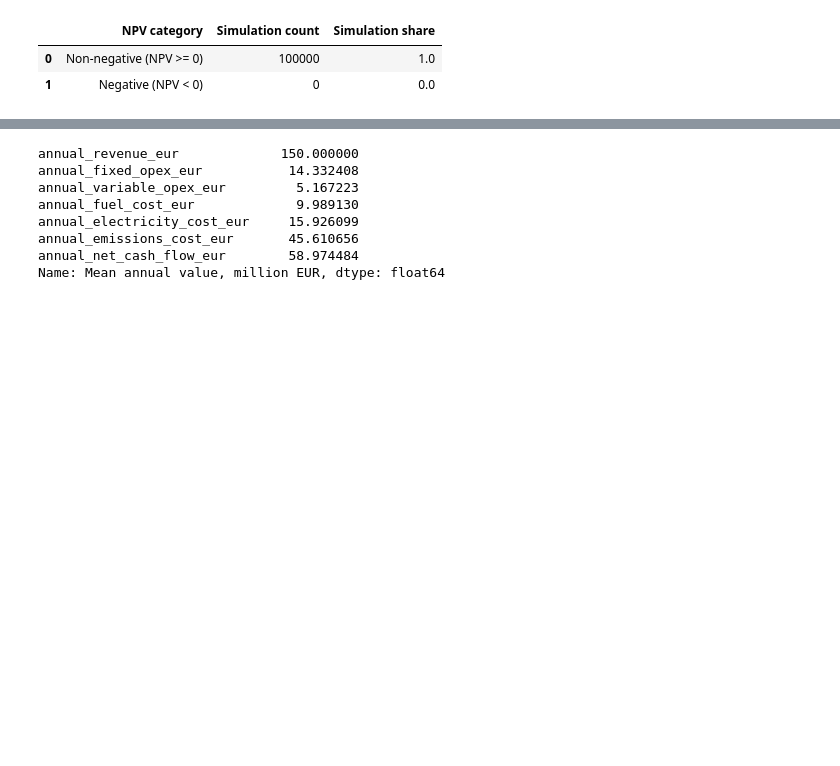
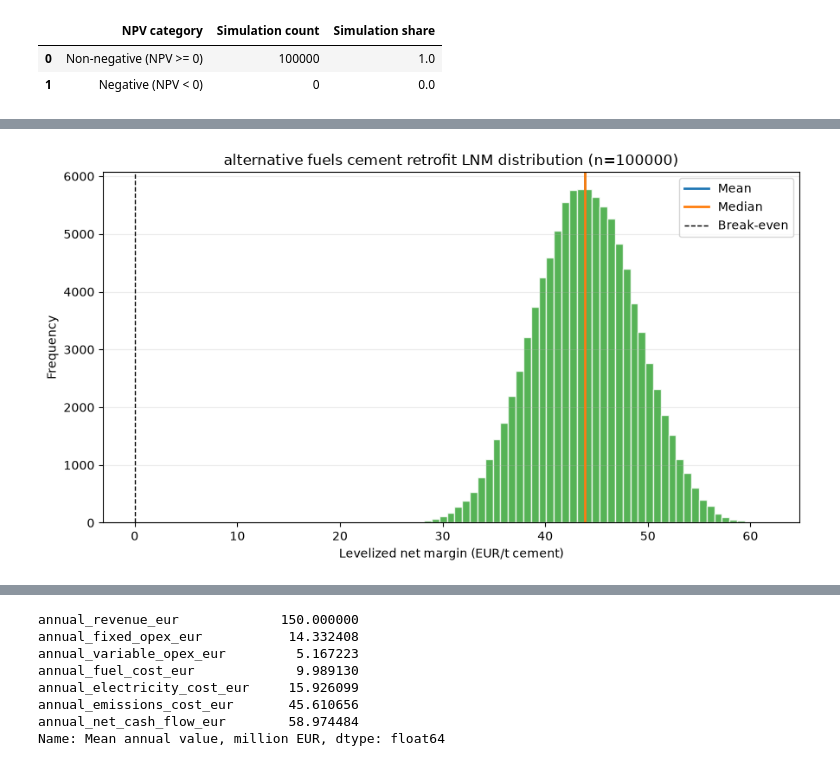
Before and after one commit to Finnzn/Master-Thesis, a Jupyter notebook: notebooks/cement/plot_alternative_fuels_npv.ipynb, the cells around one changed output, grey strips where cells are left out. Saved outputs shown, nothing was run; the diff lists cells and outputs as text; code cells hidden in the pictures; blank space fills up the shorter version.

```diff
--- a/notebooks/cement/plot_alternative_fuels_npv.ipynb
+++ b/notebooks/cement/plot_alternative_fuels_npv.ipynb
@@ -120,32 +113,11 @@ plt.show()
 # %%
-fig, ax = plt.subplots(figsize=(9, 5))
-
-ax.hist(
+plot_financial_metric_distribution(
     levelized_net_margin_eur_per_t,
-    bins=50,
+    title=f"alternative fuels cement retrofit LNM distribution (n={SAMPLE_SIZE})",
+    x_axis_label="Levelized net margin (EUR/t cement)",
     color="tab:green",
-    edgecolor="white",
-    alpha=0.8,
+    show_break_even=True,
 )
-ax.axvline(
-    levelized_net_margin_eur_per_t.mean(),
-    color="tab:blue",
-    linewidth=2,
-    label="Mean",
-)
-ax.axvline(
-    levelized_net_margin_eur_per_t.median(),
-    color="tab:orange",
-    linewidth=2,
-    label="Median",
-)
-ax.axvline(0, color="black", linewidth=1, linestyle="--", label="Break-even")
-
-ax.set_title(f"alternative fuels cement retrofit levelized net margin distribution (n={SAMPLE_SIZE})")
-ax.set_xlabel("Levelized net margin (EUR/t cement)")
-ax.set_ylabel("Frequency")
-ax.grid(axis="y", alpha=0.25)
-ax.legend()
-
-fig.tight_layout()
 plt.show()
+# %% [output]
+[figure, added]
```
Also changed, not shown: parts of 4 cells of this notebook, 20 other files.
